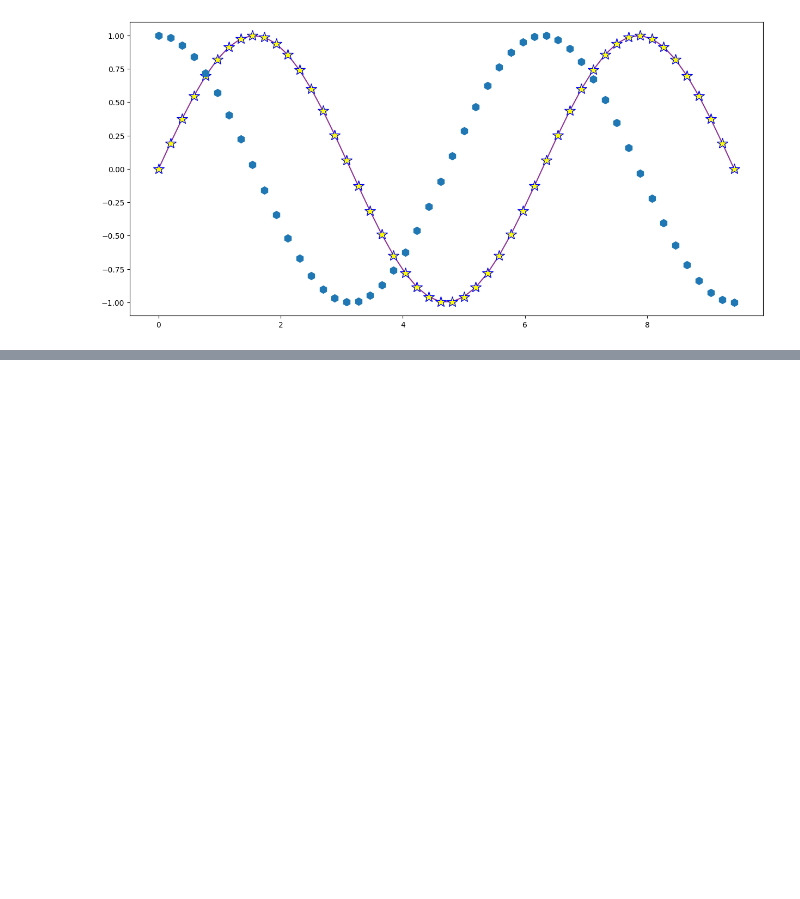
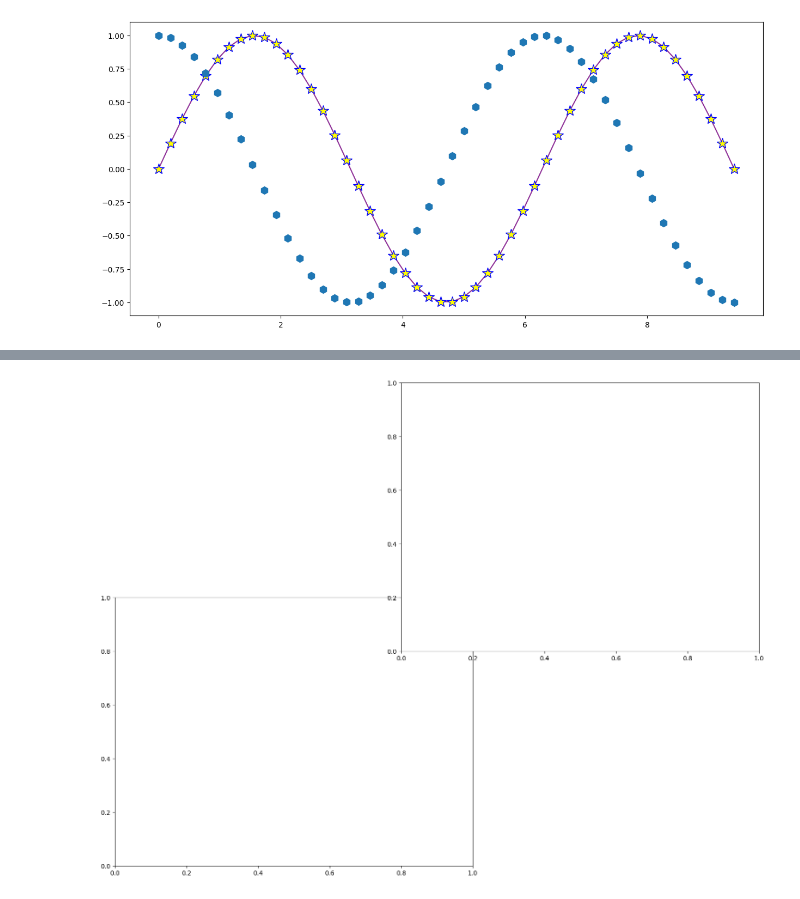
Before and after one commit to Nishantshukla2261/PYTHON-DIGIPODIUM, a Jupyter notebook: data analysis/visualization.ipynb, the cells around one changed output, grey strips where cells are left out. Saved outputs shown, nothing was run; the diff lists cells and outputs as text; code cells hidden in the pictures; blank space fills up the shorter version.

Commit message:
visualization(graphs)

```diff
--- a/data analysis/visualization.ipynb
+++ b/data analysis/visualization.ipynb
@@ -42,0 +63,8 @@ plt.plot(t,y,'h',markersize=10) ## zoom karega ye
+# %%
+years = [2010,2011,2012,2013,2014,2015] ## kam ke liye pie ya bar graph banta h
+prices=[120,90,140,150,180,130]
+fig=plt.figure(figsize=(8,6))## andr na bhi likhe to aa jayega()
+ax1=fig.add_axes([0,0,1,1]) #1 graph
+ax2=fig.add_axes([.8,.8,1,1]) ## ye bekar kr rha  X,Y,width height
+# %% [output]
+[figure, added]
```
Also changed, not shown: parts of 13 cells of this notebook.
